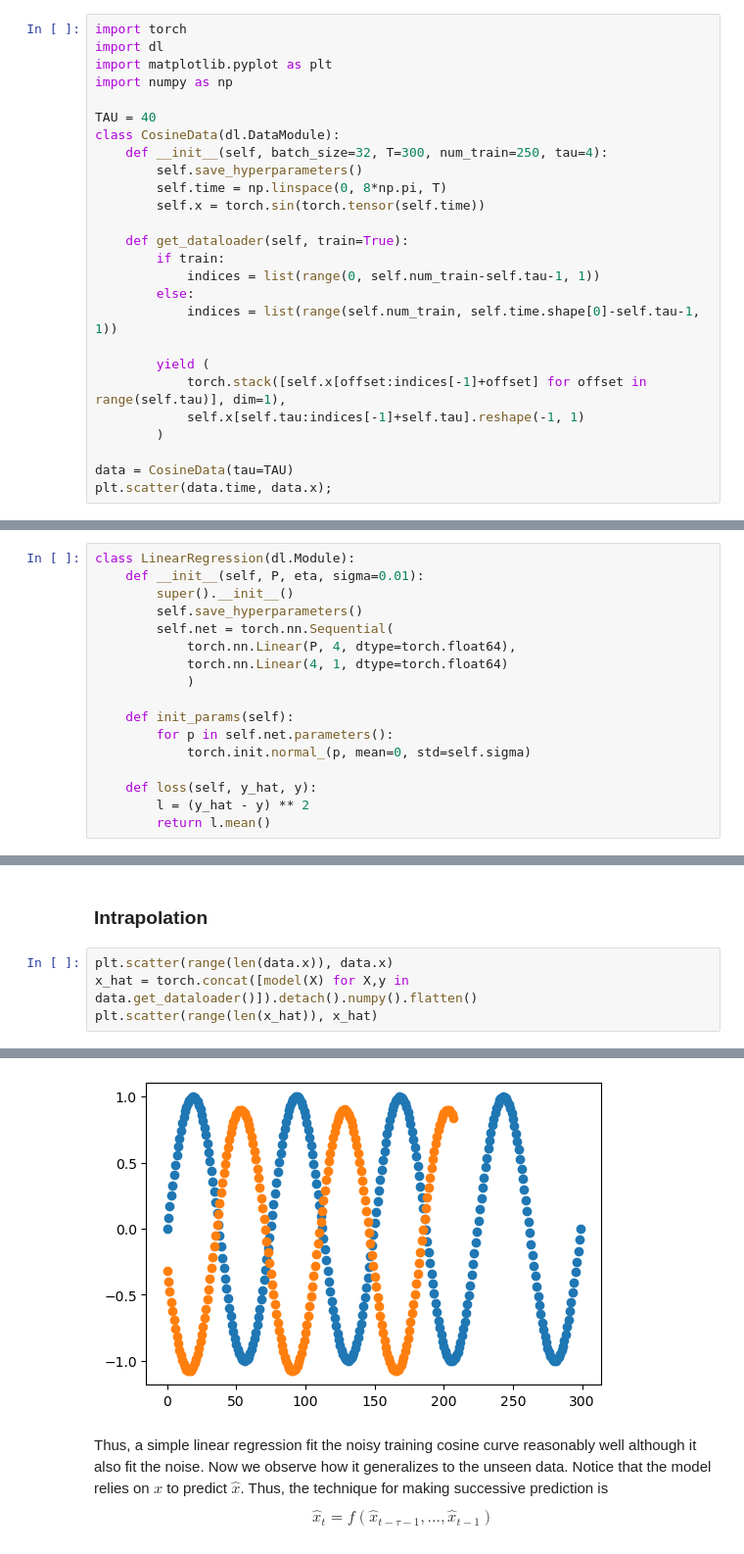
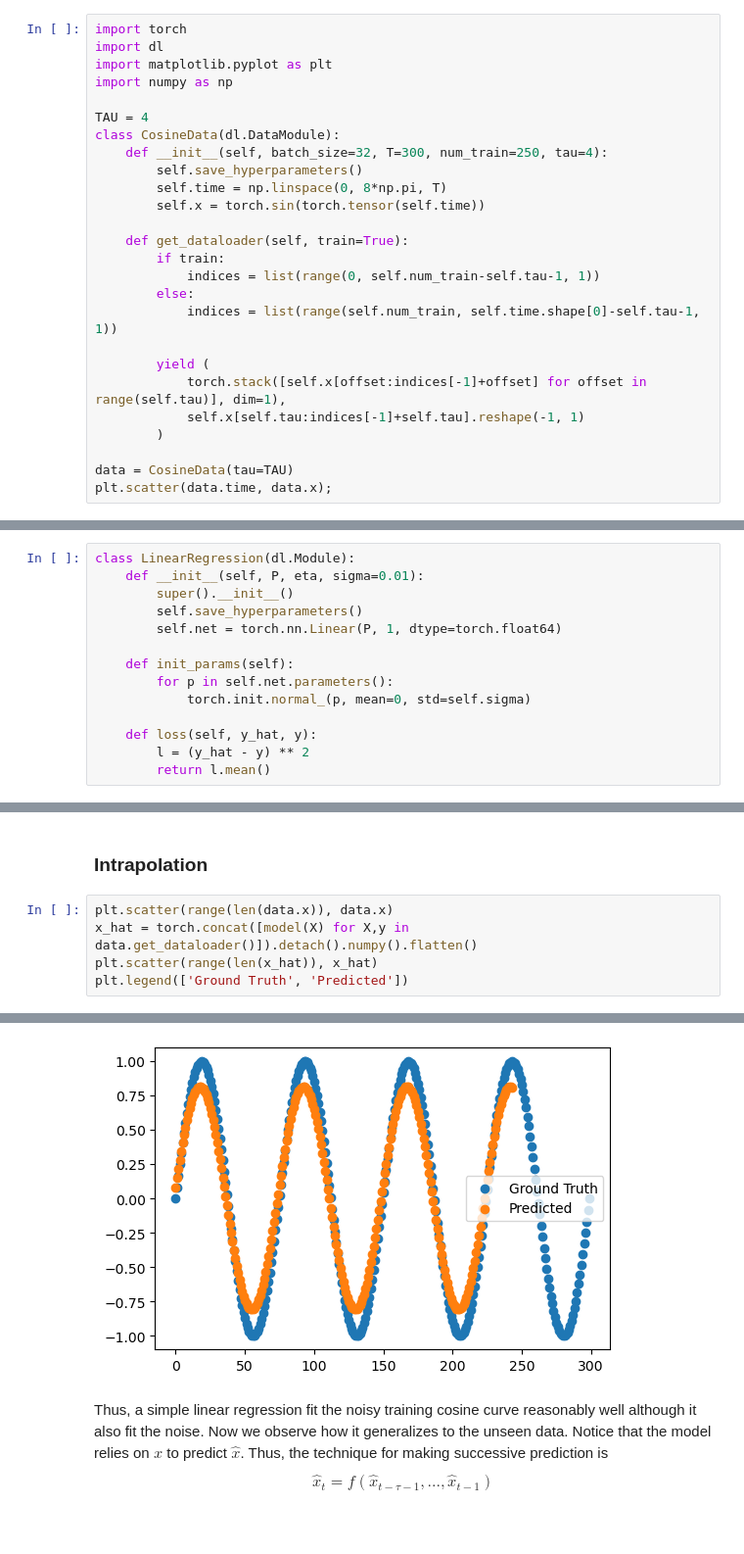
Before and after one commit to ToviTu/The_Ultimate_Guide2DS, a Jupyter notebook: Deep Learning/Recurrent_NN.ipynb, the cells around one changed output, grey strips where cells are left out. Shown: that part at 98% size. Cells and saved outputs as stored; diff of their text form.

```diff
--- a/Deep Learning/Recurrent_NN.ipynb
+++ b/Deep Learning/Recurrent_NN.ipynb
@@ -28,7 +32,7 @@ import dl
 import matplotlib.pyplot as plt
 import numpy as np
 
-TAU = 40
+TAU = 4
 class CosineData(dl.DataModule):
     def __init__(self, batch_size=32, T=300, num_train=250, tau=4):
         self.save_hyperparameters()
@@ -55,10 +63,7 @@ class LinearRegression(dl.Module):
     def __init__(self, P, eta, sigma=0.01):
         super().__init__()
         self.save_hyperparameters()
-        self.net = torch.nn.Sequential(
-            torch.nn.Linear(P, 4, dtype=torch.float64),
-            torch.nn.Linear(4, 1, dtype=torch.float64)
-            )
+        self.net = torch.nn.Linear(P, 1, dtype=torch.float64)
 
     def init_params(self):
         for p in self.net.parameters():
@@ -80,4 +87,5 @@ trainer.plot_loss()
 plt.scatter(range(len(data.x)), data.x)
 x_hat = torch.concat([model(X) for X,y in data.get_dataloader()]).detach().numpy().flatten()
 plt.scatter(range(len(x_hat)), x_hat)
+plt.legend(['Ground Truth', 'Predicted'])
 # %% [output]
@@ -85,4 +93,4 @@ plt.scatter(range(len(x_hat)), x_hat)
-[figure, old version]
+[figure, new version]
 # %% [markdown]
 Thus, a simple linear regression fit the noisy training cosine curve reasonably well although it also fit the noise. Now we observe how it generalizes to the unseen data. Notice that the model relies on $x$ to predict $\hat x$. Thus, the technique for making successive prediction is
 $$\hat x_t = f(\hat x_{t-\tau-1}, ...,\hat x_{t-1})$$
```
Also changed, not shown: parts of 21 cells of this notebook, 2 other files.
